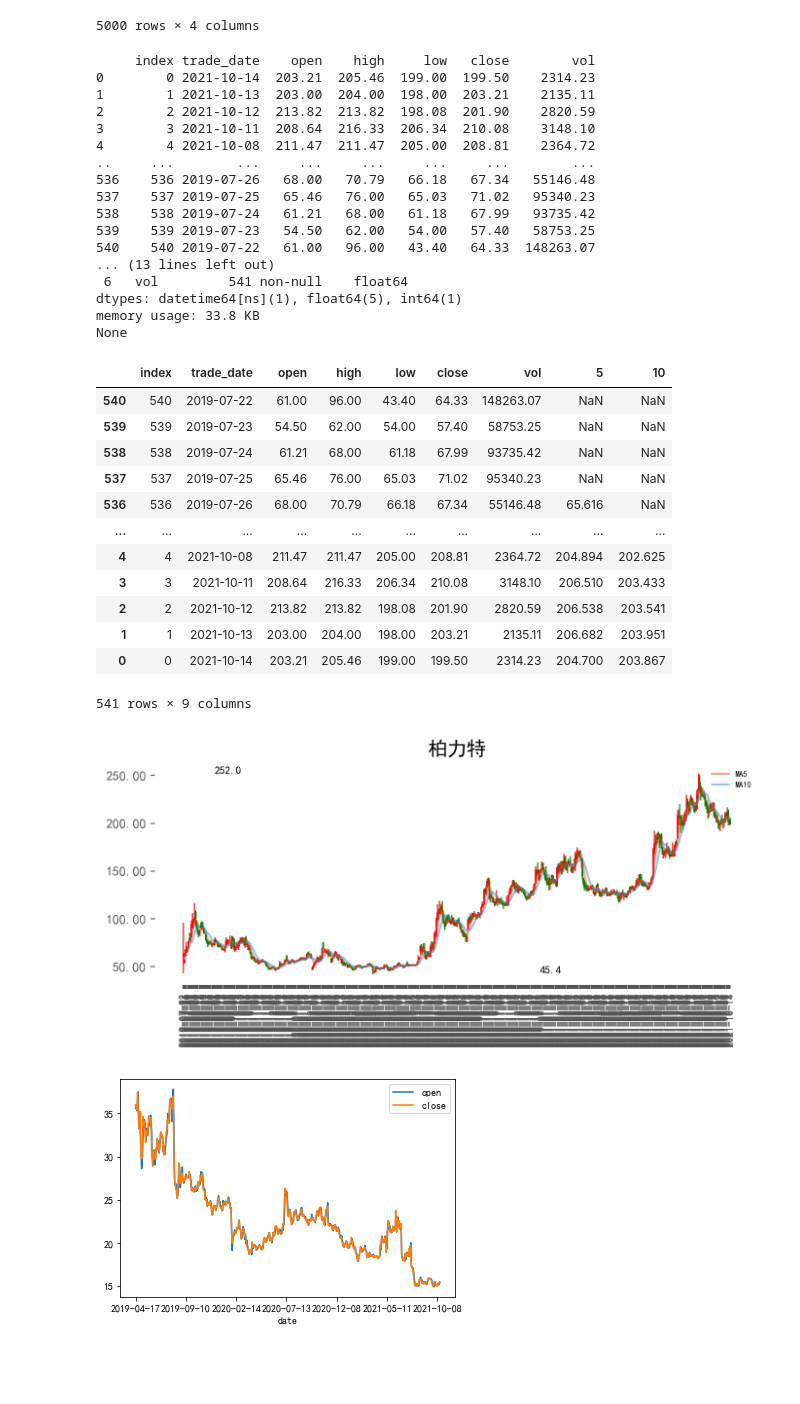
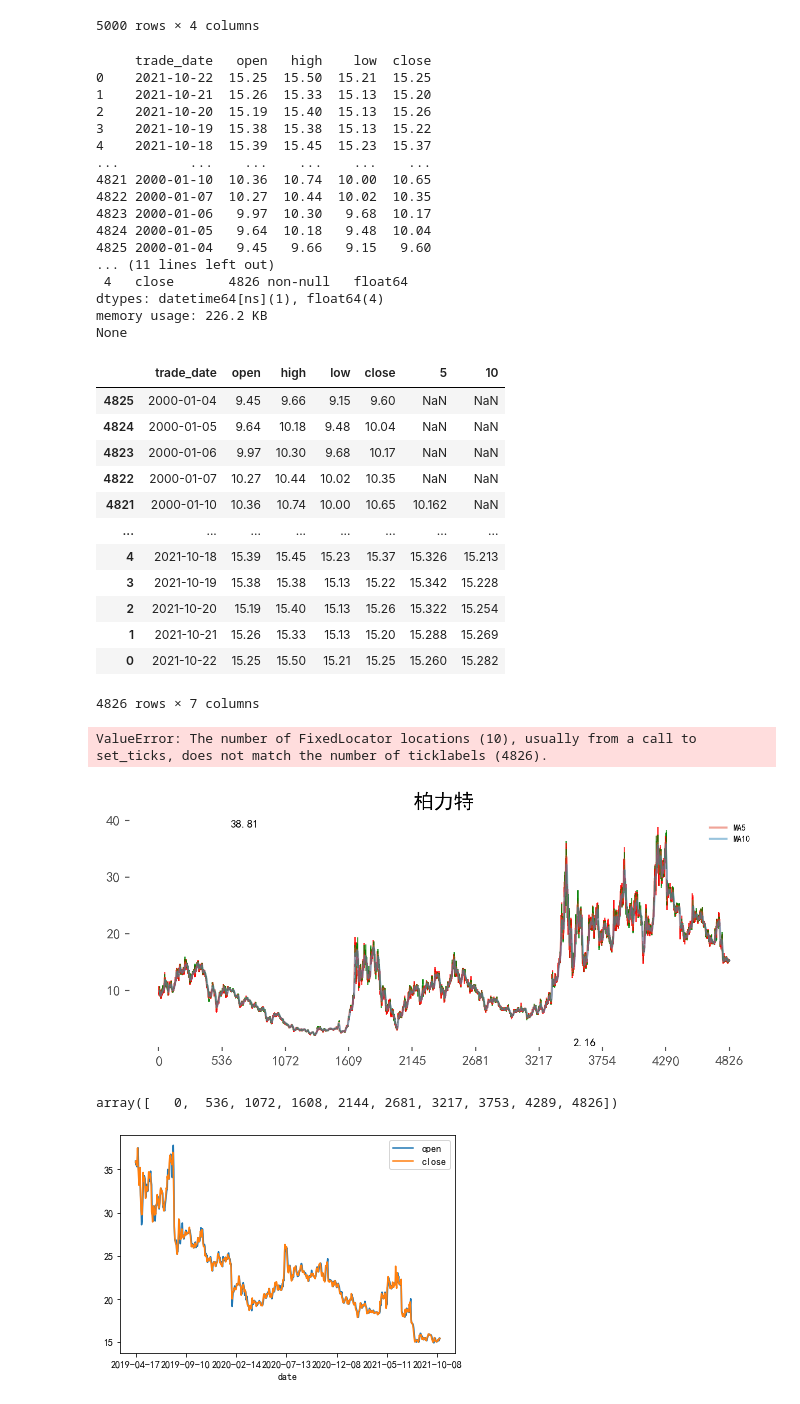
Before and after one commit to besttea/BestteaPythonWork, a Jupyter notebook: stocktest/stocktest.ipynb, the cells around one changed output. Saved outputs shown, nothing was run; the diff lists cells and outputs as text; code cells hidden in the pictures; blank space fills up the shorter version.

```diff
--- a/stocktest/stocktest.ipynb
+++ b/stocktest/stocktest.ipynb
@@ -85,5 +85,5 @@ data.to_csv("stock600848.csv")
 # %%
-# data=pd.read_csv("./stock600848.csv",parse_dates=["trade_date"],index_col="trade_date")[["open","high","low","close"]]
-data=pd.read_csv("./stock688333.csv",parse_dates=["trade_date"])[["trade_date","open","high","low","close","vol"]]
-data
+data=pd.read_csv("./stock600848.csv",parse_dates=["trade_date"],index_col="trade_date")[["open","high","low","close"]]
+# data=pd.read_csv("./stock688333.csv",parse_dates=["trade_date"])[["trade_date","open","high","low","close","vol"]]
+data.index
 # %% [output]
@@ -191,36 +186,36 @@ df3['10'] = df3.close.rolling(10).mean()
 
 df3
 # %% [output]
-     index trade_date    open    high     low   close        vol
-0        0 2021-10-14  203.21  205.46  199.00  199.50    2314.23
-1        1 2021-10-13  203.00  204.00  198.00  203.21    2135.11
-2        2 2021-10-12  213.82  213.82  198.08  201.90    2820.59
-3        3 2021-10-11  208.64  216.33  206.34  210.08    3148.10
-4        4 2021-10-08  211.47  211.47  205.00  208.81    2364.72
-..     ...        ...     ...     ...     ...     ...        ...
-536    536 2019-07-26   68.00   70.79   66.18   67.34   55146.48
-537    537 2019-07-25   65.46   76.00   65.03   71.02   95340.23
-538    538 2019-07-24   61.21   68.00   61.18   67.99   93735.42
-539    539 2019-07-23   54.50   62.00   54.00   57.40   58753.25
-540    540 2019-07-22   61.00   96.00   43.40   64.33  148263.07
-... (13 lines left out)
- 6   vol         541 non-null    float64
-dtypes: datetime64[ns](1), float64(5), int64(1)
-memory usage: 33.8 KB
+     trade_date   open   high    low  close
+0    2021-10-22  15.25  15.50  15.21  15.25
+1    2021-10-21  15.26  15.33  15.13  15.20
+2    2021-10-20  15.19  15.40  15.13  15.26
+3    2021-10-19  15.38  15.38  15.13  15.22
+4    2021-10-18  15.39  15.45  15.23  15.37
+...         ...    ...    ...    ...    ...
+4821 2000-01-10  10.36  10.74  10.00  10.65
+4822 2000-01-07  10.27  10.44  10.02  10.35
+4823 2000-01-06   9.97  10.30   9.68  10.17
+4824 2000-01-05   9.64  10.18   9.48  10.04
+4825 2000-01-04   9.45   9.66   9.15   9.60
+... (11 lines left out)
+ 4   close       4826 non-null   float64
+dtypes: datetime64[ns](1), float64(4)
+memory usage: 226.2 KB
 None
-|  | index | trade_date | open | high | low | close | vol | 5 | 10 |
-| 540 | 540 | 2019-07-22 | 61.00 | 96.00 | 43.40 | 64.33 | 148263.07 | NaN | NaN |
-| 539 | 539 | 2019-07-23 | 54.50 | 62.00 | 54.00 | 57.40 | 58753.25 | NaN | NaN |
-| 538 | 538 | 2019-07-24 | 61.21 | 68.00 | 61.18 | 67.99 | 93735.42 | NaN | NaN |
-| 537 | 537 | 2019-07-25 | 65.46 | 76.00 | 65.03 | 71.02 | 95340.23 | NaN | NaN |
-| 536 | 536 | 2019-07-26 | 68.00 | 70.79 | 66.18 | 67.34 | 55146.48 | 65.616 | NaN |
-| ... | ... | ... | ... | ... | ... | ... | ... | ... | ... |
-| 4 | 4 | 2021-10-08 | 211.47 | 211.47 | 205.00 | 208.81 | 2364.72 | 204.894 | 202.625 |
-| 3 | 3 | 2021-10-11 | 208.64 | 216.33 | 206.34 | 210.08 | 3148.10 | 206.510 | 203.433 |
-| 2 | 2 | 2021-10-12 | 213.82 | 213.82 | 198.08 | 201.90 | 2820.59 | 206.538 | 203.541 |
-| 1 | 1 | 2021-10-13 | 203.00 | 204.00 | 198.00 | 203.21 | 2135.11 | 206.682 | 203.951 |
-| 0 | 0 | 2021-10-14 | 203.21 | 205.46 | 199.00 | 199.50 | 2314.23 | 204.700 | 203.867 |
+|  | trade_date | open | high | low | close | 5 | 10 |
+| 4825 | 2000-01-04 | 9.45 | 9.66 | 9.15 | 9.60 | NaN | NaN |
+| 4824 | 2000-01-05 | 9.64 | 10.18 | 9.48 | 10.04 | NaN | NaN |
+| 4823 | 2000-01-06 | 9.97 | 10.30 | 9.68 | 10.17 | NaN | NaN |
+| 4822 | 2000-01-07 | 10.27 | 10.44 | 10.02 | 10.35 | NaN | NaN |
+| 4821 | 2000-01-10 | 10.36 | 10.74 | 10.00 | 10.65 | 10.162 | NaN |
+| ... | ... | ... | ... | ... | ... | ... | ... |
+| 4 | 2021-10-18 | 15.39 | 15.45 | 15.23 | 15.37 | 15.326 | 15.213 |
+| 3 | 2021-10-19 | 15.38 | 15.38 | 15.13 | 15.22 | 15.342 | 15.228 |
+| 2 | 2021-10-20 | 15.19 | 15.40 | 15.13 | 15.26 | 15.322 | 15.254 |
+| 1 | 2021-10-21 | 15.26 | 15.33 | 15.13 | 15.20 | 15.288 | 15.269 |
+| 0 | 2021-10-22 | 15.25 | 15.50 | 15.21 | 15.25 | 15.260 | 15.282 |
-541 rows × 9 columns
+4826 rows × 7 columns
 # %%
 import matplotlib
 matplotlib.style.use('ggplot') #用于调整图标样式，可选
@@ -231,35 +226,41 @@ from matplotlib.ticker import FormatStrFormatter
 fig, ax = plt.subplots(1, 1, figsize=(8,3), dpi=200)
 
 candlestick2_ohlc(ax,
                   opens = df3[ 'open'].values,
                 highs = df3['high'].values,
                 lows = df3[ 'low'].values,
                 closes = df3['close'].values,
                   width=0.5, colorup="r",colordown="g")
 
 # 显示最高点和最低点
 ax.text( df3.high.idxmax(), df3.high.max(),   s =df3.high.max(), fontsize=8)
 ax.text( df3.high.idxmin(), df3.high.min()-2, s = df3.high.min(), fontsize=8)
 
 ax.set_facecolor("white")
 ax.set_title("柏力特")
 
 # 画均线
 plt.plot(df3['5'].values, alpha = 0.5, label='MA5')
 plt.plot(df3['10'].values, alpha = 0.5, label='MA10')
 
 ax.legend(facecolor='white', edgecolor='white', fontsize=6)
 
 # 修改x轴坐标
-plt.xticks(ticks = np.arange(0,len(df3)), labels = df3.trade_date.dt.strftime('%Y-%m-%d').to_numpy())
+plt.xticks(ticks =  np.linspace(0,len(df3),10),labels = df3.trade_date.dt.strftime('%Y-%m-%d').to_numpy())
 plt.xticks(rotation=90, size=8)
 
 # 修改y轴坐标
 ax.yaxis.set_major_formatter(FormatStrFormatter('%.2f'))
 
 plt.show()
 # %% [output]
+ValueError: The number of FixedLocator locations (10), usually from a call to set_ticks, does not match the number of ticklabels (4826).
-[figure, old version]
+[figure, new version]
+# %%
+
+ np.linspace(0,round(len(df3),0),10,dtype=int)
+# %% [output]
+array([   0,  536, 1072, 1608, 2144, 2681, 3217, 3753, 4289, 4826])
 # %%
 # data1=pd.DataFrame(data,columns=["trade_date","close"])
 #data1=pd.DataFrame(data,columns=["close"])
```
Also changed, not shown: parts of 9 cells of this notebook, 4 other files.
